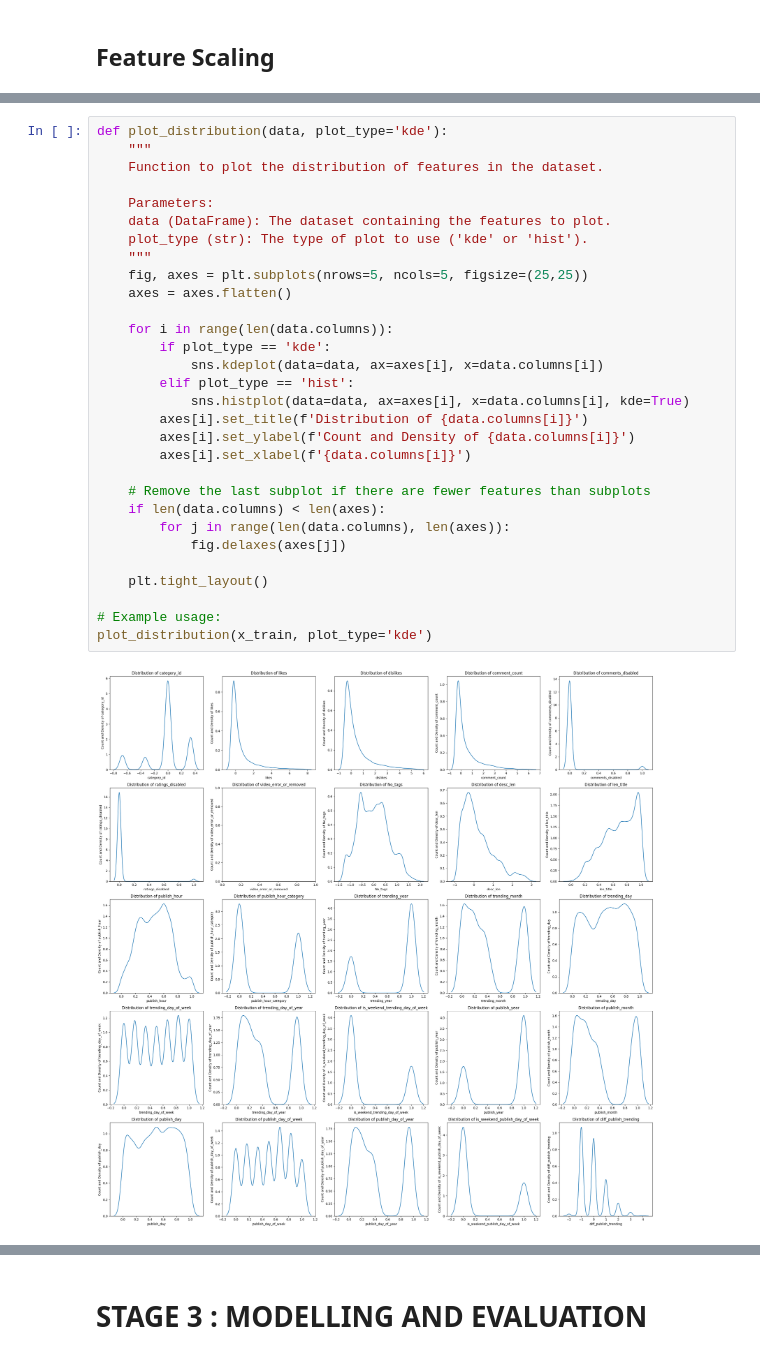
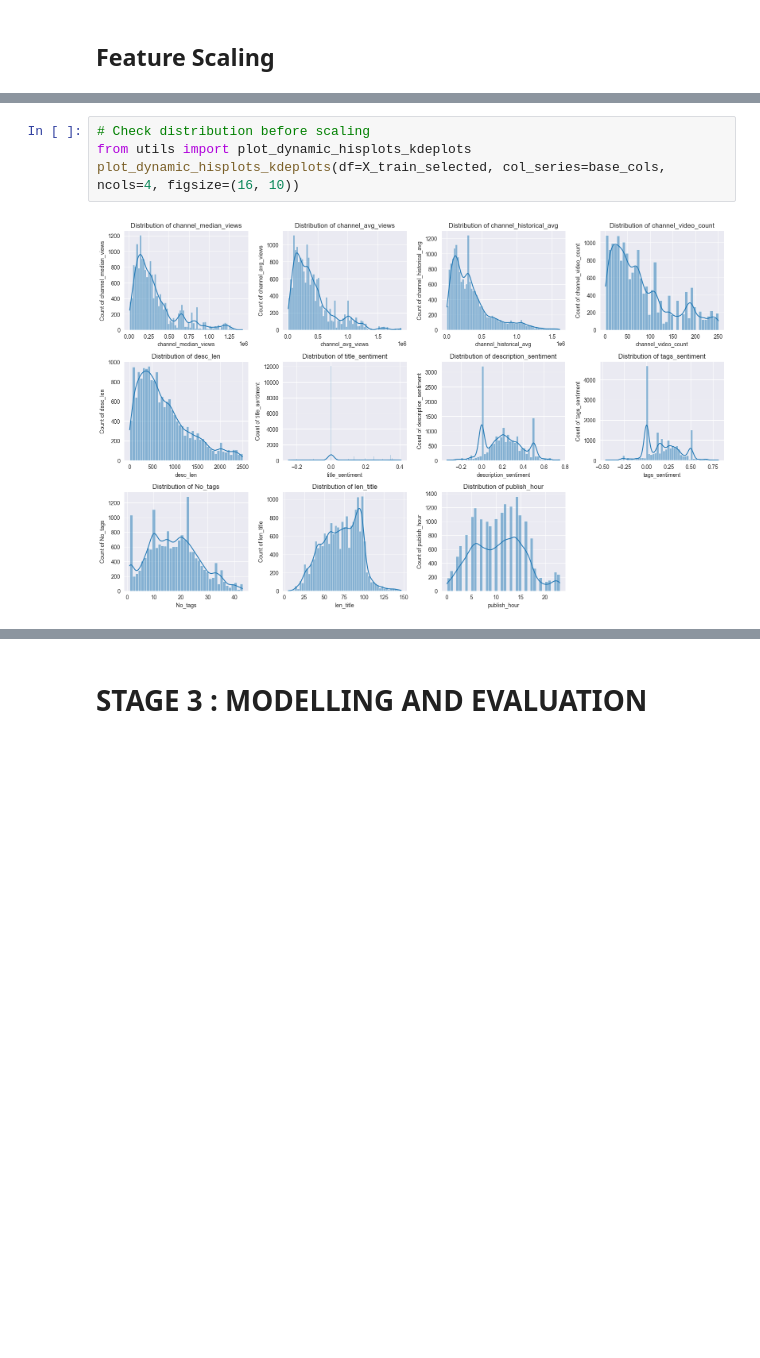
Before and after one commit to mcikalmerdeka/Youtube-Video-Views-Prediction, a Jupyter notebook: notebook_fix.ipynb, the cells around one changed output, grey strips where cells are left out. Cells and saved outputs as stored; diff of their text form; blank space fills up the shorter version.

Commit message:
refactor: edit up until featuer scaling

```diff
--- a/notebook_fix.ipynb
+++ b/notebook_fix.ipynb
@@ -1241,32 +1134,6 @@ x_test[columns_to_scale] = rs.transform(x_test[columns_to_scale])
-# %%
-def plot_distribution(data, plot_type='kde'):
-    """
-    Function to plot the distribution of features in the dataset.
-
-    Parameters:
-    data (DataFrame): The dataset containing the features to plot.
-    plot_type (str): The type of plot to use ('kde' or 'hist').
-    """
-    fig, axes = plt.subplots(nrows=5, ncols=5, figsize=(25,25))
-    axes = axes.flatten()
-
-    for i in range(len(data.columns)):
-        if plot_type == 'kde':
-            sns.kdeplot(data=data, ax=axes[i], x=data.columns[i])
-        elif plot_type == 'hist':
-            sns.histplot(data=data, ax=axes[i], x=data.columns[i], kde=True)
-        axes[i].set_title(f'Distribution of {data.columns[i]}')
-        axes[i].set_ylabel(f'Count and Density of {data.columns[i]}')
-        axes[i].set_xlabel(f'{data.columns[i]}')
-
-    # Remove the last subplot if there are fewer features than subplots
-    if len(data.columns) < len(axes):
-        for j in range(len(data.columns), len(axes)):
-            fig.delaxes(axes[j])
-
-    plt.tight_layout()
-
-# Example usage:
-plot_distribution(x_train, plot_type='kde')
-# %% [output]
-[figure, removed]
+# %%
+# Check distribution before scaling
+from utils import plot_dynamic_hisplots_kdeplots
+plot_dynamic_hisplots_kdeplots(df=X_train_selected, col_series=base_cols, ncols=4, figsize=(16, 10))
+# %% [output]
+[figure, added]
```
Also changed, not shown: parts of 16 cells of this notebook.
